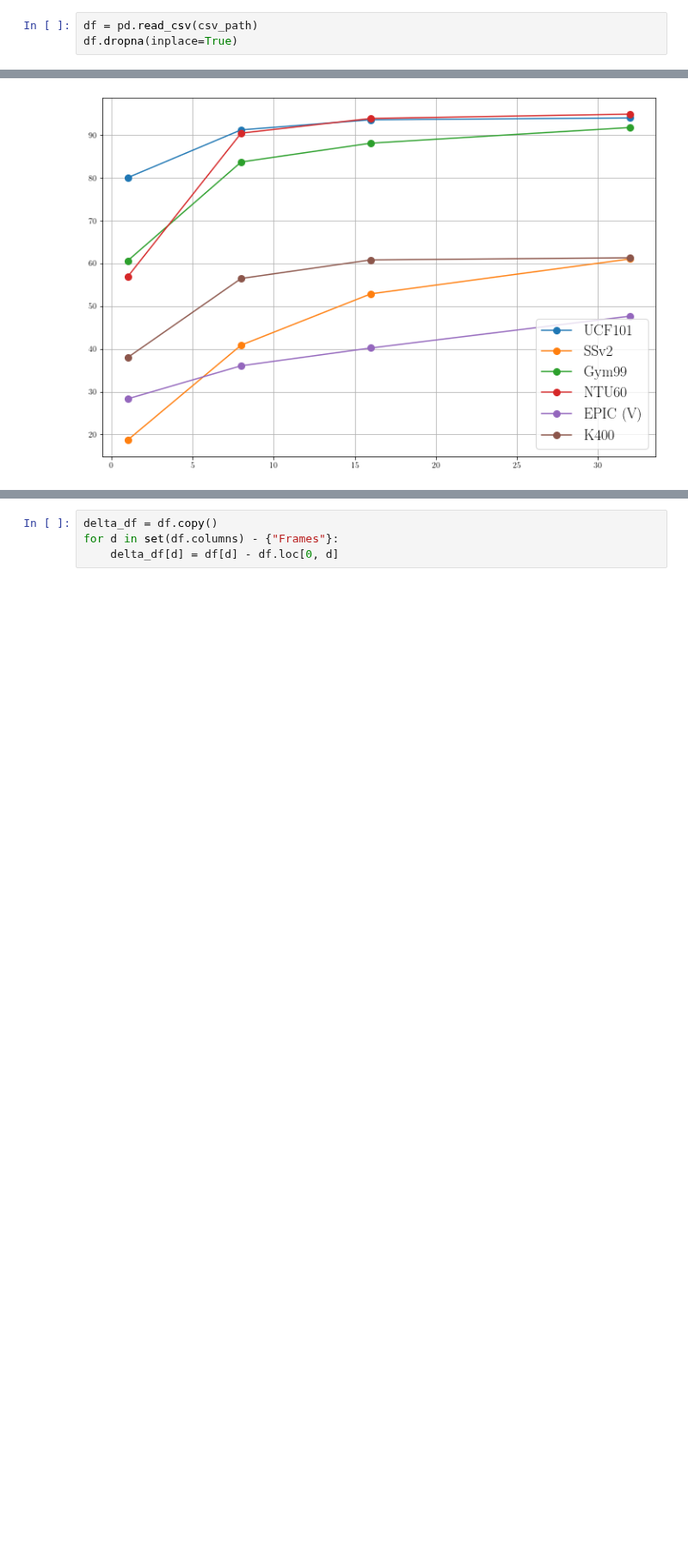
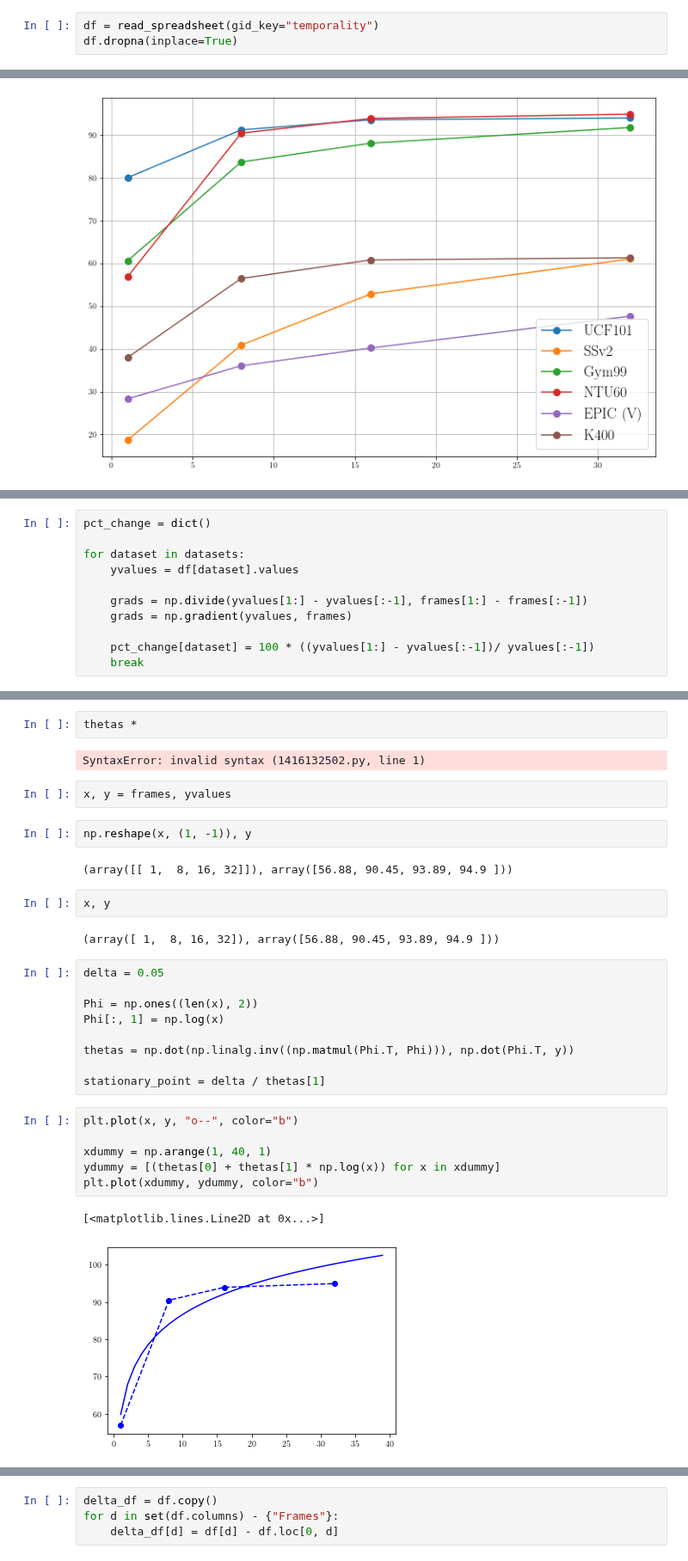
Before and after one commit to bpiyush/ViDA-SSL, a Jupyter notebook: misc/plotting/action_temporality.ipynb, the cells around one changed output, grey strips where cells are left out. Shown at 86% size. Drawn from its saved outputs; the diff is of its cells as text; blank space fills up the shorter version.

```diff
--- a/misc/plotting/action_temporality.ipynb
+++ b/misc/plotting/action_temporality.ipynb
@@ -28,5 +27,5 @@ csv_path = "../../results/action_temporality.csv"
 # %%
-df = pd.read_csv(csv_path)
+df = read_spreadsheet(gid_key="temporality")
 df.dropna(inplace=True)
 # %%
 df
@@ -69,0 +305,11 @@ plt.show()
+# %%
+pct_change = dict()
+
+for dataset in datasets:
+    yvalues = df[dataset].values
+
+    grads = np.divide(yvalues[1:] - yvalues[:-1], frames[1:] - frames[:-1])
+    grads = np.gradient(yvalues, frames)
+
+    pct_change[dataset] = 100 * ((yvalues[1:] - yvalues[:-1])/ yvalues[:-1])
+    break
@@ -69,0 +343,32 @@ plt.show()
+# %%
+thetas *
+# %% [output]
+SyntaxError: invalid syntax (1416132502.py, line 1)
+# %%
+x, y = frames, yvalues
+# %%
+np.reshape(x, (1, -1)), y
+# %% [output]
+(array([[ 1,  8, 16, 32]]), array([56.88, 90.45, 93.89, 94.9 ]))
+# %%
+x, y
+# %% [output]
+(array([ 1,  8, 16, 32]), array([56.88, 90.45, 93.89, 94.9 ]))
+# %%
+delta = 0.05
+
+Phi = np.ones((len(x), 2))
+Phi[:, 1] = np.log(x)
+
+thetas = np.dot(np.linalg.inv((np.matmul(Phi.T, Phi))), np.dot(Phi.T, y))
+
+stationary_point = delta / thetas[1]
+# %%
+plt.plot(x, y, "o--", color="b")
+
+xdummy = np.arange(1, 40, 1)
+ydummy = [(thetas[0] + thetas[1] * np.log(x)) for x in xdummy]
+plt.plot(xdummy, ydummy, color="b")
+# %% [output]
+[<matplotlib.lines.Line2D at 0x...>]
+[figure, added]
```
Also changed, not shown: parts of 66 cells of this notebook, 14 other files.
